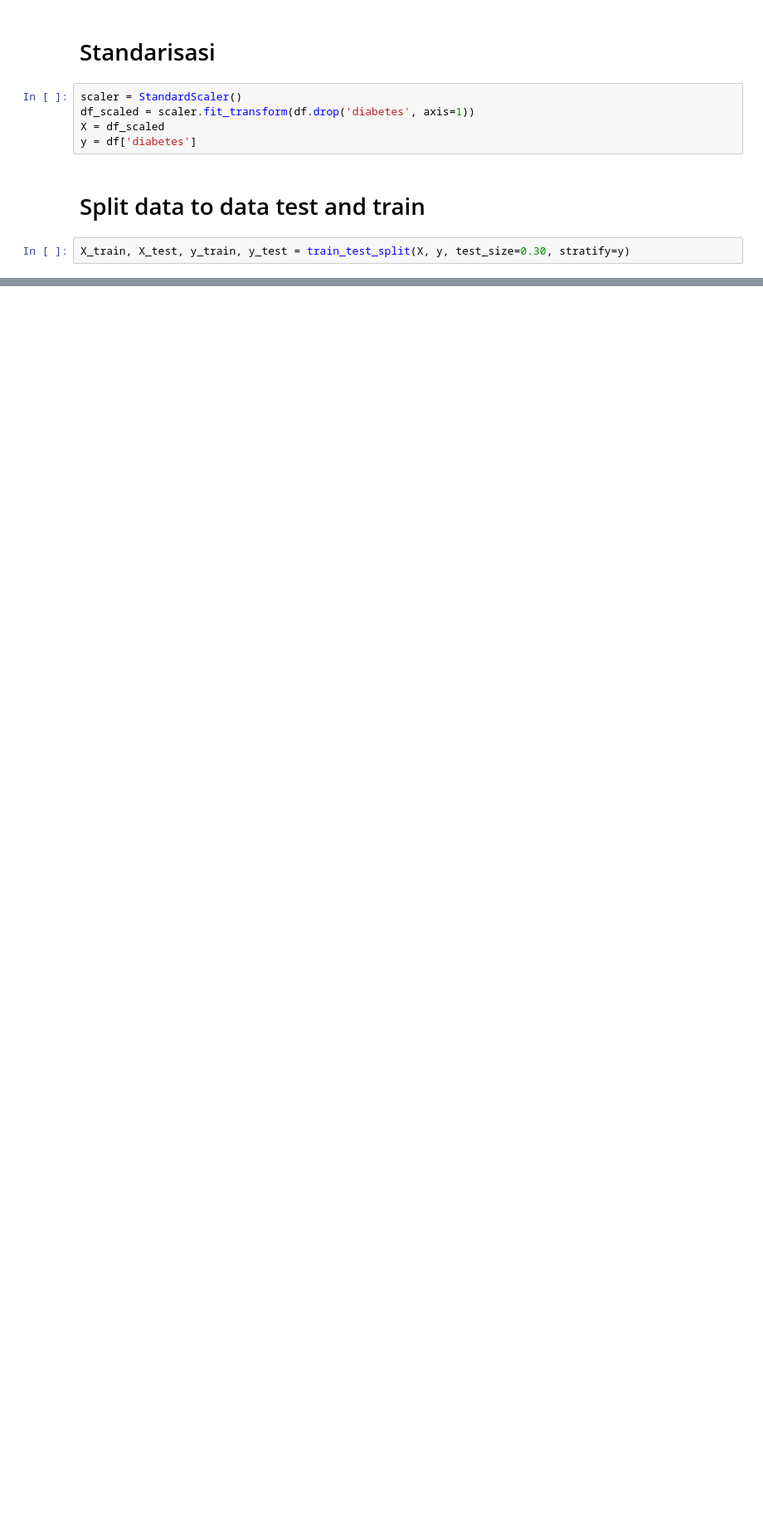
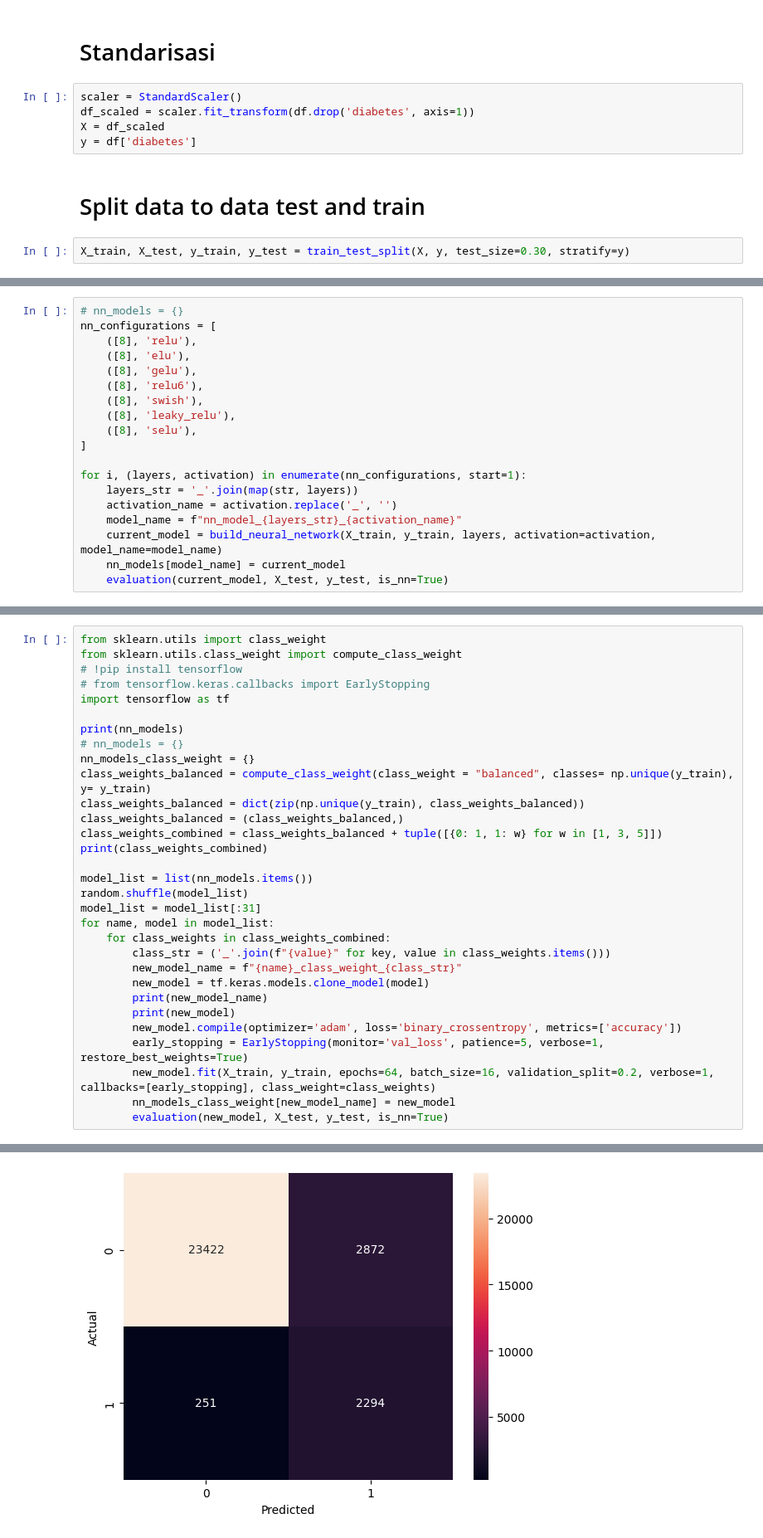
Before and after one commit to fihrizilhamr/Pemsin-FP-D2-2024, a Jupyter notebook: Pemsin_FP_D2_2024.ipynb, the cells around one changed output, grey strips where cells are left out. Shown at 83% size. Saved outputs shown, nothing was run; the diff lists cells and outputs as text; blank space fills up the shorter version.

```diff
--- a/Pemsin_FP_D2_2024.ipynb
+++ b/Pemsin_FP_D2_2024.ipynb
@@ -272 +416,20 @@ X_train, X_test, y_train, y_test = train_test_split(X, y, test_size=0.30, strati
+# %%
+# nn_models = {}
+nn_configurations = [
+    ([8], 'relu'),
+    ([8], 'elu'),
+    ([8], 'gelu'),
+    ([8], 'relu6'),
+    ([8], 'swish'),
+    ([8], 'leaky_relu'),
+    ([8], 'selu'),
+]
+
+for i, (layers, activation) in enumerate(nn_configurations, start=1):
+    layers_str = '_'.join(map(str, layers))
+    activation_name = activation.replace('_', '')
+    model_name = f"nn_model_{layers_str}_{activation_name}"
+    current_model = build_neural_network(X_train, y_train, layers, activation=activation, model_name=model_name)
+    nn_models[model_name] = current_model
+    evaluation(current_model, X_test, y_test, is_nn=True)
 # %%
@@ -406,3 +569,35 @@ _________________________________________________________________
 weighted avg       0.97      0.97      0.97     28839
 [figure]
 ... (18 outputs left out)
+# %%
+from sklearn.utils import class_weight
+from sklearn.utils.class_weight import compute_class_weight
+# !pip install tensorflow
+# from tensorflow.keras.callbacks import EarlyStopping
+import tensorflow as tf
+
+print(nn_models)
+# nn_models = {}
+nn_models_class_weight = {}
+class_weights_balanced = compute_class_weight(class_weight = "balanced", classes= np.unique(y_train), y= y_train)
+class_weights_balanced = dict(zip(np.unique(y_train), class_weights_balanced))
+class_weights_balanced = (class_weights_balanced,)
+class_weights_combined = class_weights_balanced + tuple([{0: 1, 1: w} for w in [1, 3, 5]])
+print(class_weights_combined)
+
+model_list = list(nn_models.items())
+random.shuffle(model_list)
+model_list = model_list[:31]
+for name, model in model_list:
+    for class_weights in class_weights_combined:
+        class_str = ('_'.join(f"{value}" for key, value in class_weights.items()))
+        new_model_name = f"{name}_class_weight_{class_str}"
+        new_model = tf.keras.models.clone_model(model)
+        print(new_model_name)
+        print(new_model)
+        new_model.compile(optimizer='adam', loss='binary_crossentropy', metrics=['accuracy'])
+        early_stopping = EarlyStopping(monitor='val_loss', patience=5, verbose=1, restore_best_weights=True)
+        new_model.fit(X_train, y_train, epochs=64, batch_size=16, validation_split=0.2, verbose=1, callbacks=[early_stopping], class_weight=class_weights)
+        nn_models_class_weight[new_model_name] = new_model
+        evaluation(new_model, X_test, y_test, is_nn=True)
+# %% [output]
@@ -408,0 +621 @@ weighted avg       0.97      0.97      0.97     28839
+[figure, added]
```
Also changed, not shown: parts of 30 cells of this notebook.
